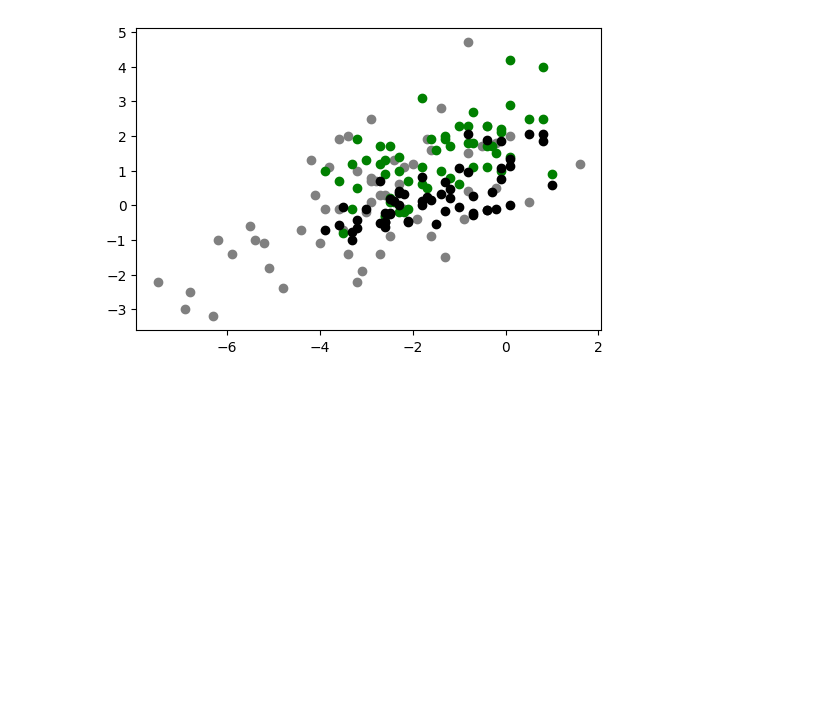
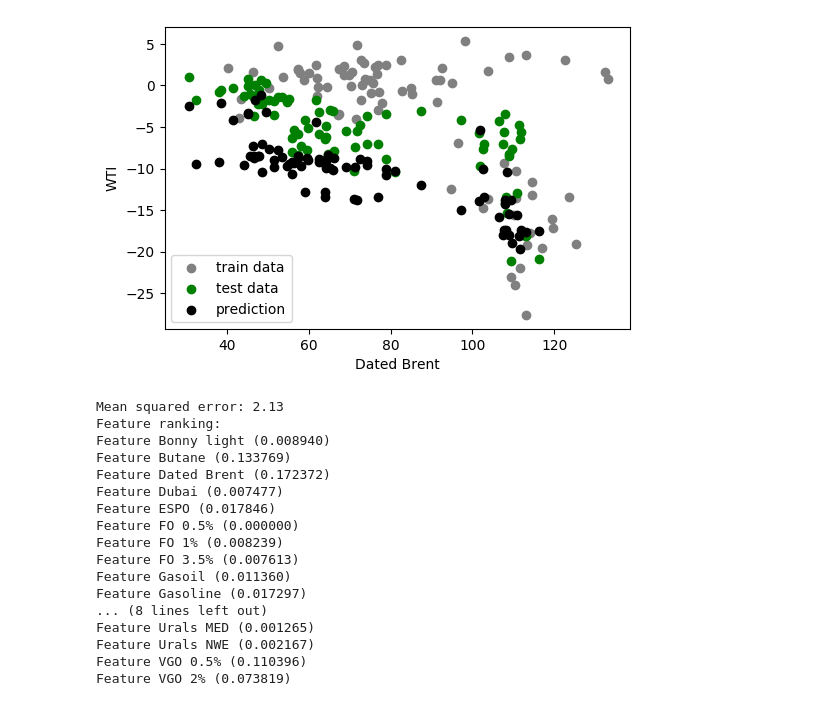
Before and after one commit to kaibawong/differential, a Jupyter notebook: generic_test.ipynb, the cells around one changed output. Saved outputs shown, nothing was run; the diff lists cells and outputs as text; code cells hidden in the pictures; blank space fills up the shorter version.

Commit message:
Publish generic_test

```diff
--- a/generic_test.ipynb
+++ b/generic_test.ipynb
@@ -29,31 +29,75 @@ ss = s.iloc[s.to_numpy().nonzero()[0]]
 ss.first_valid_index()
 
 half = int((236 -ss.first_valid_index())/2)
 
 train_combi = combi.iloc[ss.first_valid_index():ss.first_valid_index()+half,1:]
 test_combi = combi.iloc[ss.first_valid_index()+half+1:,1:]
 
 plt.rcParams['figure.dpi'] = 100
 
 x_train=train_combi[train_combi.columns.difference([query])]
 y_train=train_combi[query]
 
 #df.drop('b', axis=1)
 
 
 x_test=test_combi[test_combi.columns.difference([query])]
 y_test=test_combi[query].to_frame()
 
 regressor = RandomForestRegressor(n_estimators=200, max_depth=5)
 
 clf=regressor.fit(x_train, y_train)
 
 y_pred=regressor.predict(x_test)
 y_pred=pd.DataFrame(y_pred)
 
 
 plt_train=plt.scatter(x_train[plotx],y_train,   color='grey')
 plt_test=plt.scatter(x_test[plotx],y_test,   color='green')
 plt_pred=plt.scatter(x_test[plotx], y_pred,  color='black')
+
+plt.xlabel(plotx)
+plt.ylabel(query)
+plt.legend((plt_train, plt_test,plt_pred),("train data", "test data","prediction"))
+plt.show()
+
+print("Mean squared error: %.2f"
+      % np.mean((regressor.predict(x_train) - y_train) ** 2))
+
+import seaborn as sns
+importances=regressor.feature_importances_
+
+indices=list(x_train)
+print("Feature ranking:")
+
+for f in range(x_train.shape[1]):
+    print("Feature %s (%f)" % (indices[f], importances[f]))
+
+f, (ax1) = plt.subplots(1, 1, figsize=(8, 6), sharex=True)
+sns.barplot(indices, importances, palette="BrBG", ax=ax1)
+ax1.set_ylabel("Importance")
+
+ax1.set_xticklabels(
+    ax1.get_xticklabels(),
+    rotation=45,
+    horizontalalignment='right'
+);
 # %% [output]
-[figure, old version]
+[figure, new version]
+Mean squared error: 2.13
+Feature ranking:
+Feature Bonny light (0.008940)
+Feature Butane (0.133769)
+Feature Dated Brent (0.172372)
+Feature Dubai (0.007477)
+Feature ESPO (0.017846)
+Feature FO 0.5% (0.000000)
+Feature FO 1% (0.008239)
+Feature FO 3.5% (0.007613)
+Feature Gasoil (0.011360)
+Feature Gasoline (0.017297)
+... (8 lines left out)
+Feature Urals MED (0.001265)
+Feature Urals NWE (0.002167)
+Feature VGO 0.5% (0.110396)
+Feature VGO 2% (0.073819)
```
Also changed, not shown: parts of 4 cells of this notebook, 2 other files.
